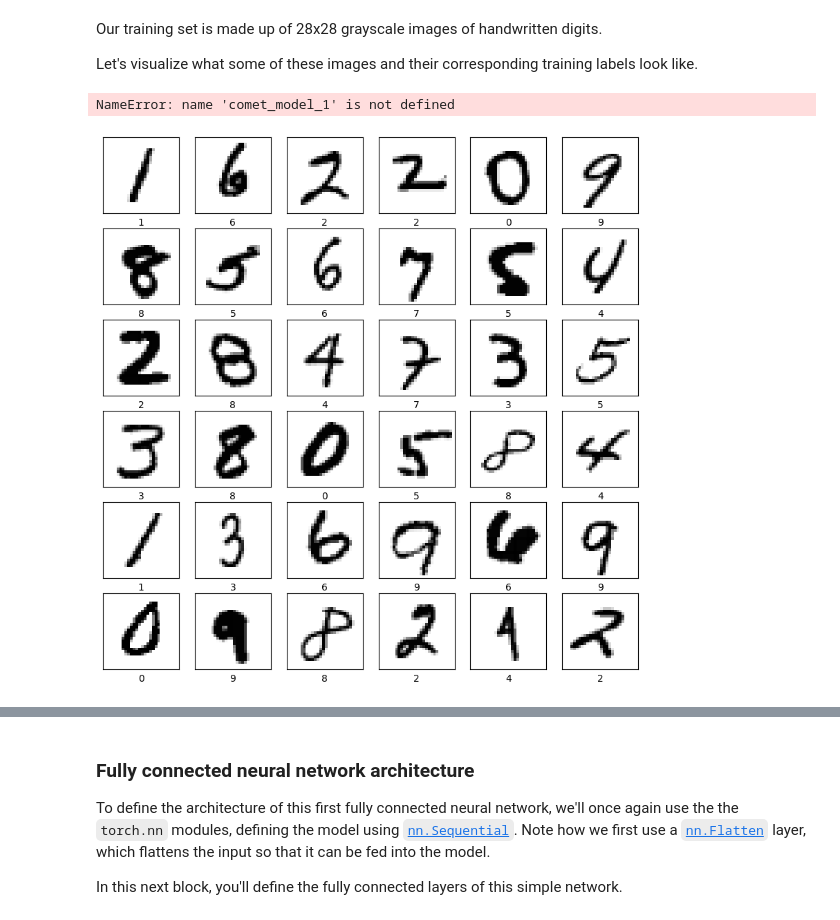
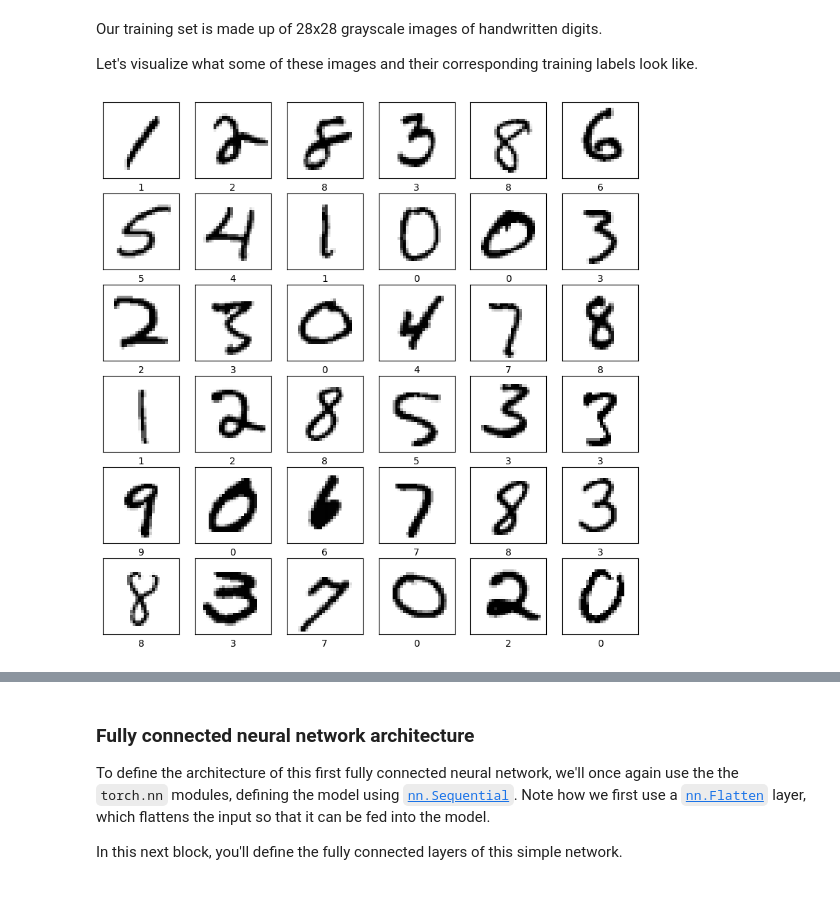
Before and after one commit to nhefner12/CECS_553_Labs, a Jupyter notebook: lab2/PT_Part1_MNIST.ipynb, the cells around one changed output, grey strips where cells are left out. Saved outputs shown, nothing was run; the diff lists cells and outputs as text; code cells hidden in the pictures.

```diff
--- a/lab2/PT_Part1_MNIST.ipynb
+++ b/lab2/PT_Part1_MNIST.ipynb
@@ -105,19 +114,18 @@ Let's visualize what some of these images and their corresponding training label
 # %%
 plt.figure(figsize=(10,10))
 random_inds = np.random.choice(60000,36)
 for i in range(36):
     plt.subplot(6, 6, i + 1)
     plt.xticks([])
     plt.yticks([])
     plt.grid(False)
     image_ind = random_inds[i]
     image, label = train_dataset[image_ind]
     plt.imshow(image.squeeze(), cmap=plt.cm.binary)
     plt.xlabel(label)
-comet_model_1.log_figure(figure=plt)
+# comet_model_1.log_figure(figure=plt)
 # %% [output]
-NameError: name 'comet_model_1' is not defined
-[figure, old version]
+[figure, new version]
 # %% [markdown]
 ## 1.2 Neural Network for Handwritten Digit Classification
 
```
Also changed, not shown: parts of 4 cells of this notebook.
